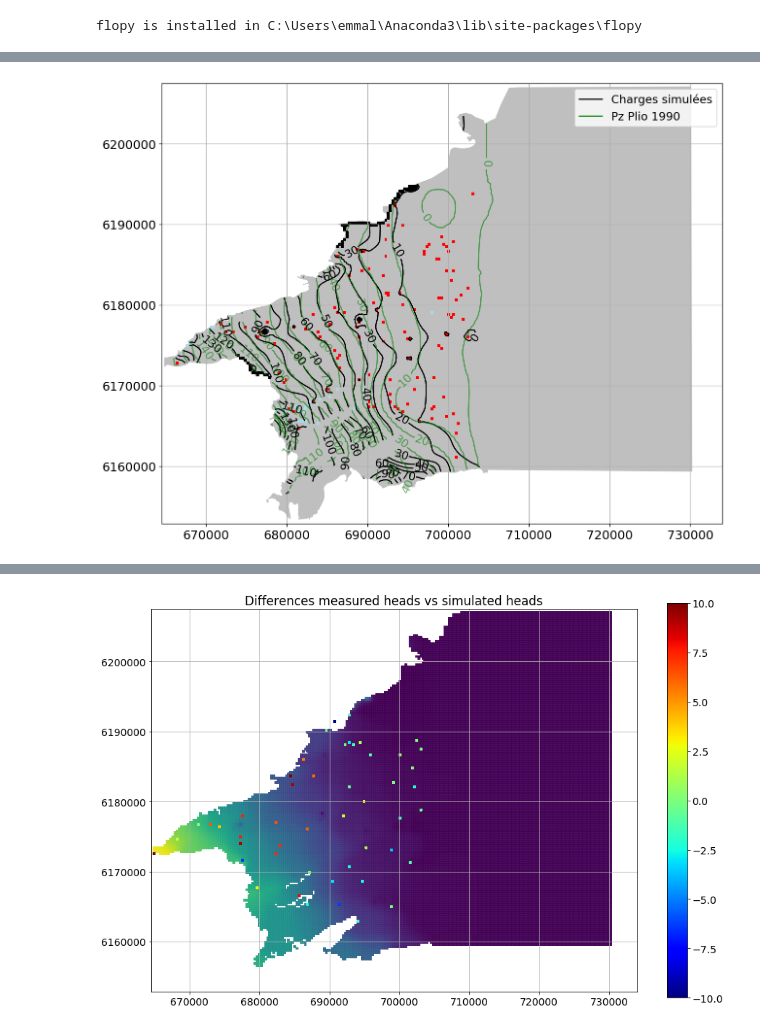
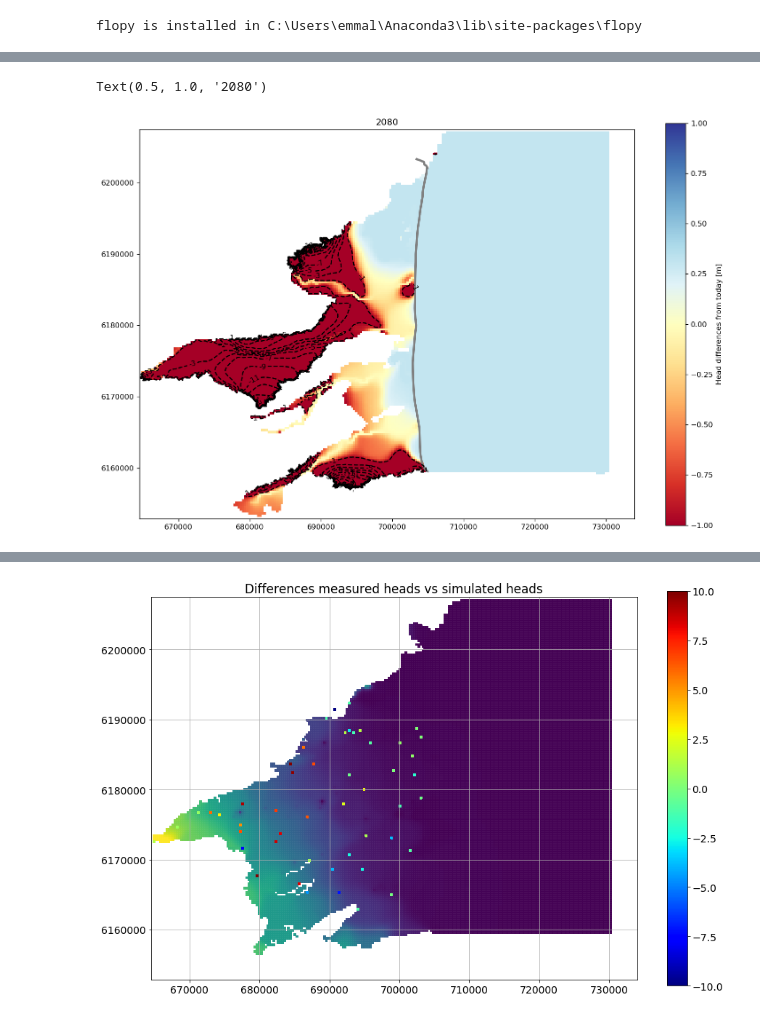
Before and after one commit to LudovicSchorpp/TM_Ludovic_Schorpp, a Jupyter notebook: codes_flopy/pred_clim/I3D_2700/I3D_2700.ipynb, the cells around one changed output, grey strips where cells are left out. Drawn from its saved outputs; the diff is of its cells as text; code cells hidden in the pictures.

```diff
--- a/codes_flopy/pred_clim/I3D_2700/I3D_2700.ipynb
+++ b/codes_flopy/pred_clim/I3D_2700/I3D_2700.ipynb
@@ -399,47 +382,21 @@ loading simulation...
-# %%
-# retrieve heads
-head = get_heads(model_name,model_dir)
-
-# initialize plot
-fig = plt.figure(figsize=(15,10),dpi=120)
-layer = 3
-ax  = plt.subplot(1, 1,1, aspect='equal')
-ml = fp.plot.PlotMapView(model=m,layer=layer)
-fp.plot.plot_shapefile("../../data/shp/limit_model/limiteModeleRoussillon_poly_offshore_vHydro.shp",facecolor="k",edgecolor="none",linewidth=1,alpha=.25)
-#plot heads
-# hmesh = ml.plot_array(head[layer],masked_values=[0,1e30],cmap="viridis")
-# hmesh.set_clim(0,170)
-cont = ml.contour_array(head[layer],masked_values=[0,1e30],levels=np.linspace(0,170,18),colors='black')
-plt.clabel(cont,fmt="%1i")
-
-##cont des mesures piézométriques
-pz="../../data/cartes_pz/Piézo_Pliocène_1990_V2.grd"
-rast = Raster.load(pz)
-Mes_pz = rast.resample_to_grid(grid.xcellcenters,grid.ycellcenters,1)
-Mes_pz[[head[layer]==1e30]]=None
-cont_2=ml.contour_array(Mes_pz,levels=np.linspace(0,170,18),colors='green',alpha=0.6)
-plt.clabel(cont_2,fmt="%1i")
-
-#legend
-proxy = [plt.Line2D((0,1),(0,0),color="black"),plt.Line2D((0,1),(0,0),color="green")]
-plt.legend(proxy,["Charges simulées","Pz Plio 1990"])
-
-# plot bc
-ml.plot_bc("sea",color="b")
-for riv in rivfiles:
-    ml.plot_bc(riv,color="lightblue")
-ml.plot_bc("eta",color="b")
-ml.plot_bc("wel")
-ml.plot_bc("Corb")
-ml.plot_bc("thuir")
-
-ax.tick_params(labelsize=15)
-
-#colorbar
-# g = plt.colorbar(hmesh)
-# g.set_label("Head [m]",fontsize=15)
-# g.ax.tick_params(labelsize=15)
-
-ax.grid()
-# %% [output]
-[figure, removed]
+# %%
+# initialize plot
+fig = plt.figure(figsize=(15,10),dpi=120)
+layer = 1
+ax  = plt.subplot(1, 1,1, aspect='equal')
+ml = fp.plot.PlotMapView(model=m,layer=layer)
+
+
+hmesh = ml.plot_array(head_2080[layer]-head_today[layer],masked_values=[0,1e30],cmap="RdYlBu")
+quiver = ml.contour_array(head_2080[layer]-head_today[layer],levels=np.arange(-25,0,2),colors='black')
+plt.clabel(quiver,fmt="%1i")
+hmesh.set_clim(-1,1)
+c=plt.colorbar(hmesh)
+c.set_label("Head differences from today [m]")
+
+fp.plot.plot_shapefile("../../data/shp/ligne_cote.shp",edgecolor="grey",facecolor="none",linewidth=3)
+
+plt.title("2080")
+# %% [output]
+Text(0.5, 1.0, '2080')
+[figure, added]
```
Also changed, not shown: parts of 15 cells of this notebook, 31 other files.
